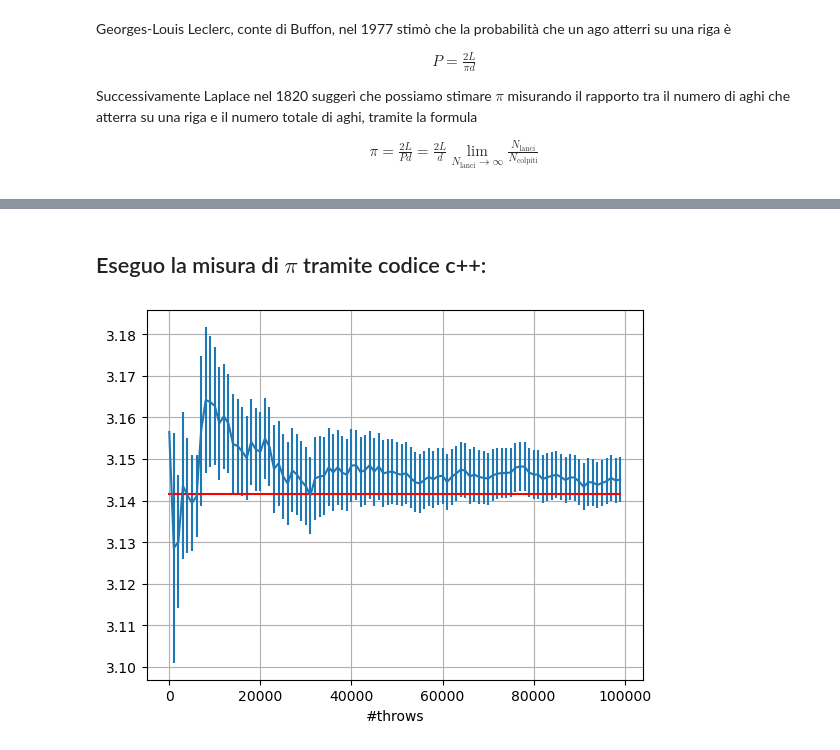
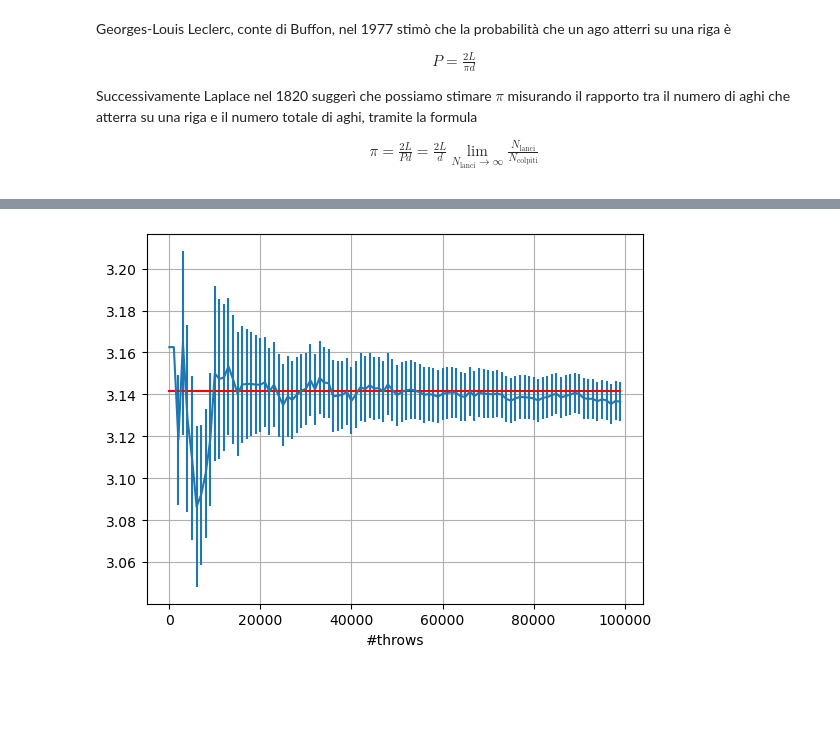
Before and after one commit to Daniele95/LSN, a Jupyter notebook: 1-random/esercitazione1.ipynb, the cells around one changed output, grey strips where cells are left out. Cells and saved outputs as stored; diff of their text form; code cells hidden in the pictures; blank space fills up the shorter version.

```diff
--- a/1-random/esercitazione1.ipynb
+++ b/1-random/esercitazione1.ipynb
@@ -236,28 +180,25 @@ pigreco
-# %% [markdown]
-## Eseguo la misura di $\pi$ tramite codice c++:
 # %%
 M=100000              # Total number of throws
 N=100                 # Number of blocks
 L=int(M/N)            # Number of throws in each block (=experiment)
-d = 1.27
+d = 1.2
 l=1.
 
 x = np.arange(N)      # [0,1,2,...,N-1]
 
 x*=L                  # Number of throws = block * (Number of throws in each block)
 
-sum_prog = np.loadtxt(fname = "risultati/rMedia.txt")
-err_prog = np.loadtxt(fname = "risultati/rErrore.txt")
+sum_prog,err_prog = np.loadtxt(fname = "risultati/buffon.txt",unpack=True)
 
 pigreco= (2./sum_prog)*(l/d)
 errPi = err_prog *pigreco/sum_prog
 
 pi_array = np.full(N, np.pi)
 
 plt.errorbar(x,pigreco,yerr=errPi)
 plt.xlabel('#throws')
 plt.plot(x, pi_array, label='pi', color="red")
 plt.grid(True)
 plt.show()
 # %% [output]
-[figure, old version]
+[figure, new version]
```
Also changed, not shown: parts of 7 cells of this notebook, 18 other files.
